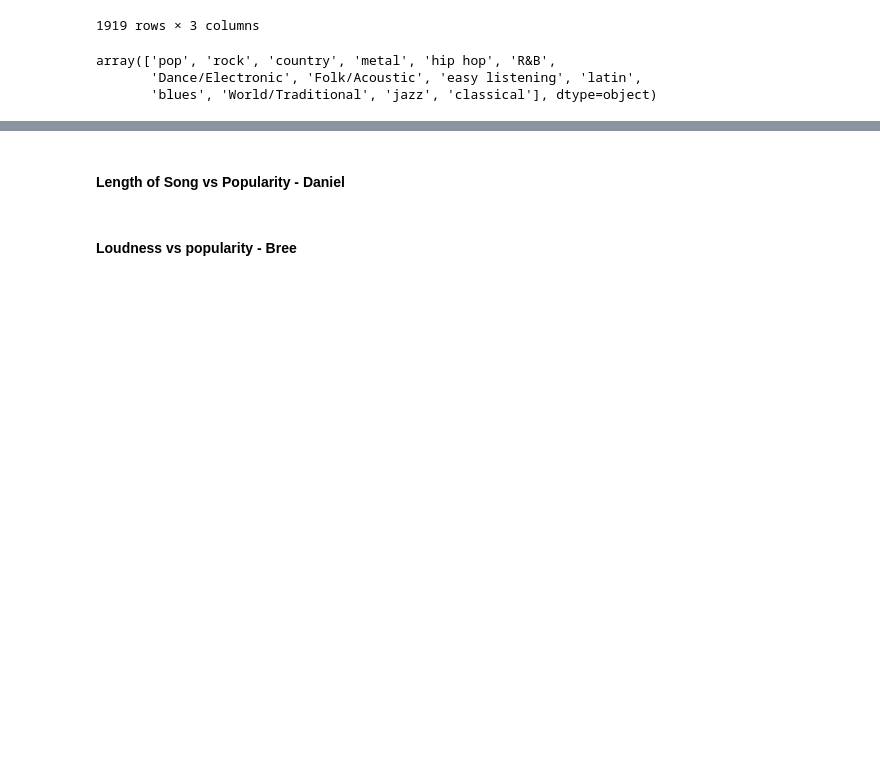
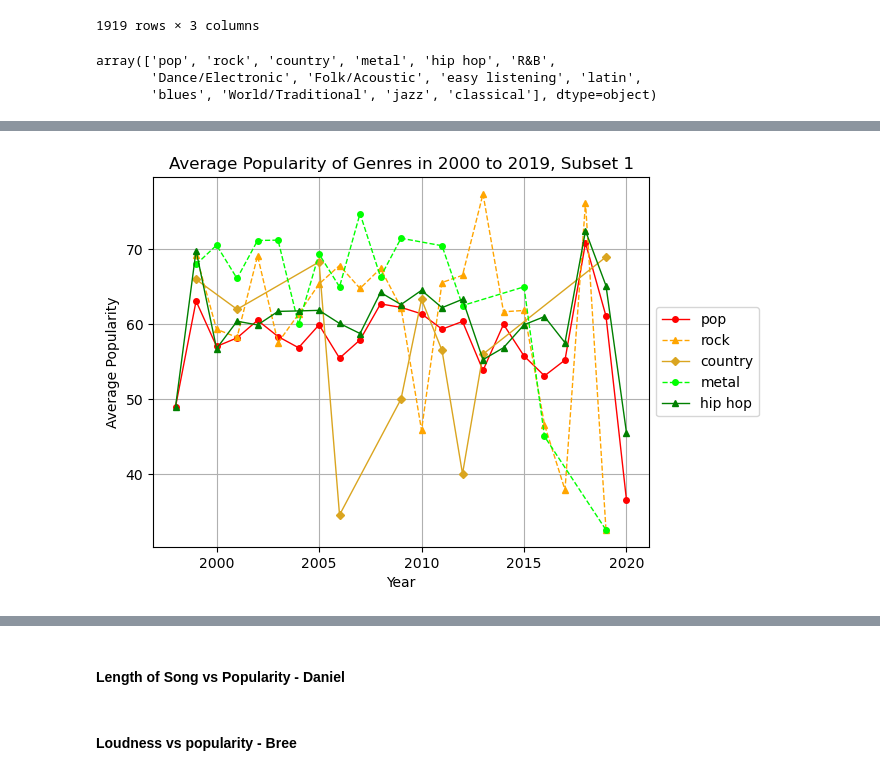
Before and after one commit to Dr0d1536/Project_1, a Jupyter notebook: spotify.ipynb, the cells around one changed output, grey strips where cells are left out. Saved outputs shown, nothing was run; the diff lists cells and outputs as text; code cells hidden in the pictures; blank space fills up the shorter version.

```diff
--- a/spotify.ipynb
+++ b/spotify.ipynb
@@ -263,0 +282,41 @@ Text(0, 0.5, 'Average popularity')
+# %%
+# Place five genres in container
+genre_container_1 = ['pop', 'rock', 'country', 'metal', 'hip hop']
+
+# Create color list, line style list, and counter for the for loop
+colors = ["red", "orange", "goldenrod", "lime", "green", "cyan", "blue", "purple", "navy", "magenta", "grey", "black", "maroon", "olive"]
+
+#colors = ["#001219", "#005f73", "#0a9396", "#94d2bd", "#bcac9b", "#ee9b00",
+#          "#ca6702", "#bb3e03", "#99621E", "#9b2226", "#ae2012", "#065a60", "#4d194d", "lime"]
+#colors = ["#f94144","#f3722c","#f8961e","#f9844a","#f9c74f","#90be6d","#43aa8b","#4d908e","#577590","#277da1", "#252422", "#ccc5b9"]
+# cool tones #colors = ['#0466C8', '#0353A4', '#023E7D', '#002855', '#002855', '#001233', '#33415C', '#5C677D', '#7D8597', '#979DAC', '#1F1F1F', '#B8B8B8', '#99621E', '#FF0000',]
+line_styles = ["-","--"] # for accessibility
+markers = ["o","^", "D"] # for accessibility
+counter = 0
+
+for genre in genre_container_1:
+    filter_df=genre_pop_year['genre'].str.contains(genre)
+    small_df=genre_pop_year.loc[filter_df, :]
+    # Get average popularity of this genre per year
+    yearly_popularity = small_df.groupby("year").mean()
+    yearly_popularity
+    # Plot average popularity vs. year.
+    plt.plot(yearly_popularity.index,
+             yearly_popularity["popularity"],
+             label=genre,
+             marker=markers[counter % 3], # Use modulo % to repeatedly iterate.
+             markersize=4,
+             color=colors[counter],
+             linestyle=line_styles[counter % 2],
+             linewidth=1
+            )
+    # Progress counter
+    counter = counter + 1
+
+plt.legend(loc='center left', bbox_to_anchor=(1, 0.5))
+plt.title("Average Popularity of Genres in 2000 to 2019, Subset 1")
+plt.xlabel("Year")
+plt.ylabel("Average Popularity")
+plt.grid()
+# %% [output]
+[figure, added]
```
Also changed, not shown: parts of 5 cells of this notebook.
